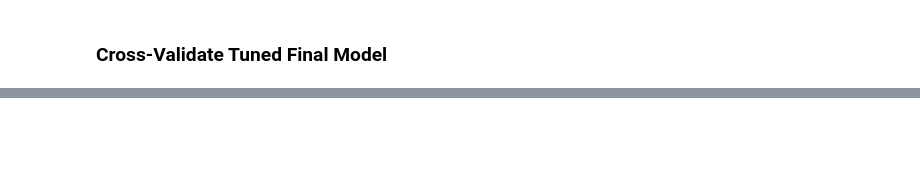
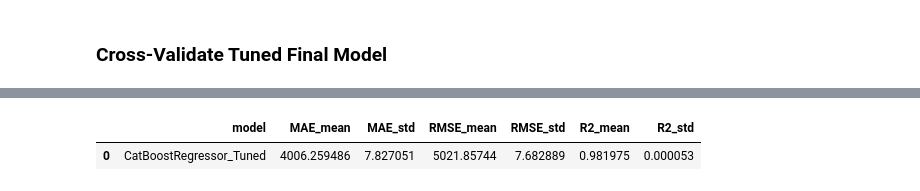
Before and after one commit to JoseSalermo/MachineLearning, a Jupyter notebook: ML_Model/SalaryPredictions.ipynb, the cells around one changed output, grey strips where cells are left out. Drawn from its saved outputs; the diff is of its cells as text; code cells hidden in the pictures; blank space fills up the shorter version.

```diff
--- a/SalaryPredictions.ipynb
+++ b/ML_Model/SalaryPredictions.ipynb
@@ -778,0 +780,5 @@ display(cv_summary_df)
+# %%
+display(cv_summary_df)
+# %% [output]
+|  | model | MAE_mean | MAE_std | RMSE_mean | RMSE_std | R2_mean | R2_std |
+| 0 | CatBoostRegressor_Tuned | 4006.259486 | 7.827051 | 5021.85744 | 7.682889 | 0.981975 | 0.000053 |
```
Also changed, not shown: parts of 8 cells of this notebook, 27 other files.
